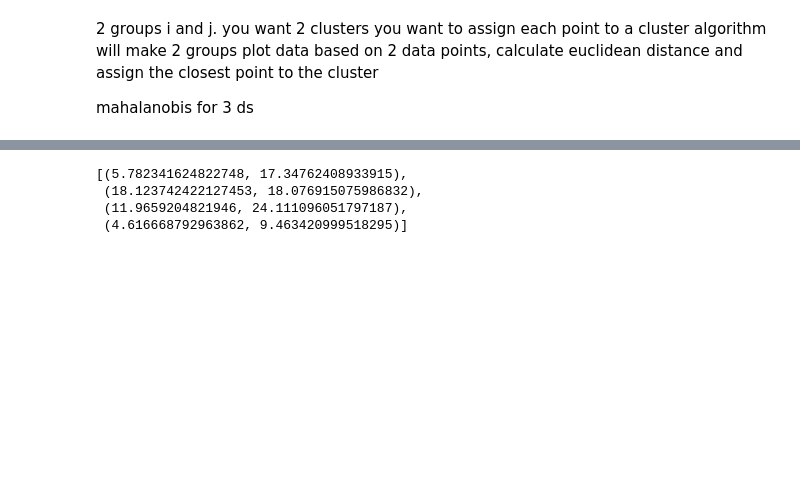
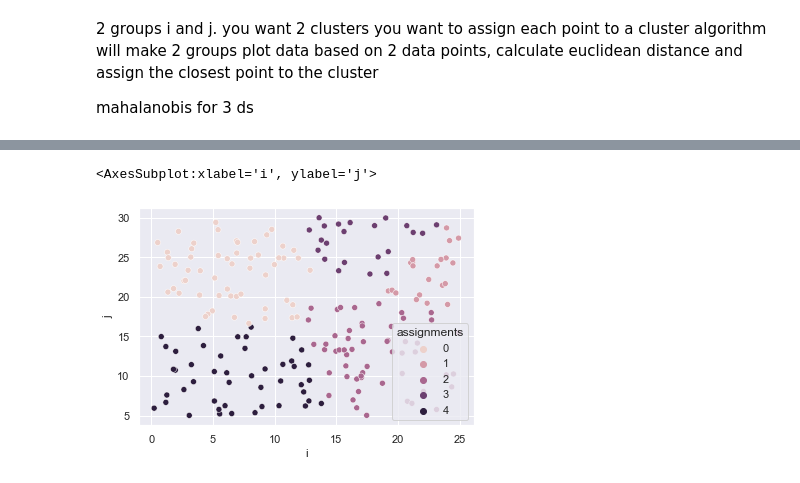
Before and after one commit to LiviReka/Optimization_assignments, a Jupyter notebook: Coding_Assignment_Optimisation.ipynb, the cells around one changed output, grey strips where cells are left out. Drawn from its saved outputs; the diff is of its cells as text; code cells hidden in the pictures; blank space fills up the shorter version.

Commit message:
one run of the clustering function

```diff
--- a/Coding_Assignment_Optimisation.ipynb
+++ b/Coding_Assignment_Optimisation.ipynb
@@ -62,14 +63,26 @@ sns.scatterplot(data=df[df.sk_label == 1],x='i', y='j', alpha=0.3)
 # %%
-def kmeans_custom(d,n):
+def get_centroids(d,n):
     centroids = []
     for _ in range(n):
-        c = df.sample().values[0][0], df.sample().values[0][1]
+        c = np.array((df.sample().values[0][0], df.sample().values[0][1]))
         centroids.append(c)
     return centroids
-# %%
-kmeans_custom(df, 4)
-# %% [output]
-[(5.782341624822748, 17.34762408933915),
- (18.123742422127453, 18.076915075986832),
- (11.9659204821946, 24.111096051797187),
- (4.616668792963862, 9.463420999518295)]
+# %%
+def dist(x,y):
+    return np.linalg.norm(x - y)
+# %%
+def assign_clusters(d, n):
+    centroids = get_centroids(d,n)
+    assignments = []
+    for x in d[['i','j']].to_numpy():
+        distances = [dist(x,c) for c in centroids]
+        assignments.append(distances.index(min(distances)))
+    d['assignments'] = pd.Series(assignments)
+    return d
+# %%
+# implementation of 1 run with 5 clusters:
+assigned_df = assign_clusters(df,5)
+sns.scatterplot(data=assigned_df,x='i',y='j',hue='assignments')
+# %% [output]
+<AxesSubplot:xlabel='i', ylabel='j'>
+[figure, added]
```
Also changed, not shown: parts of 4 cells of this notebook.
